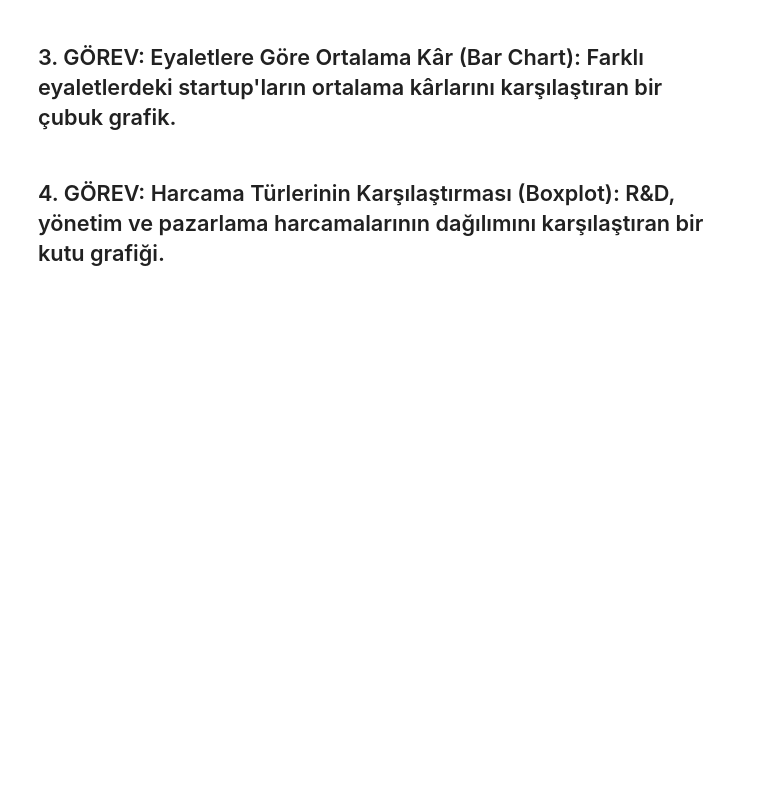
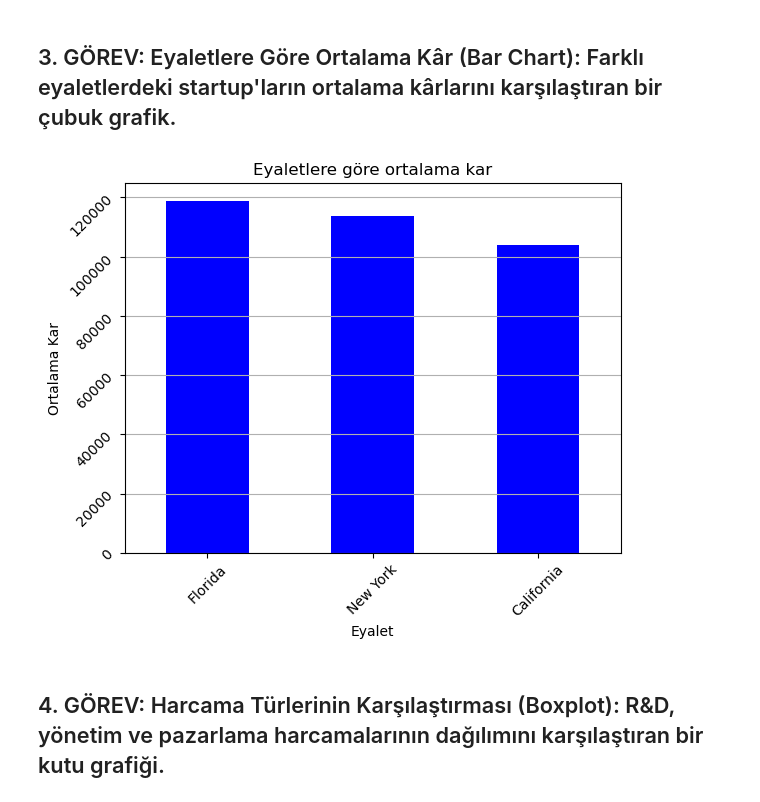
Before and after one commit to zeyneptekkk/Bootcamp_Techcareer_VeriBilmi, a Jupyter notebook: Data Science Ödev dosyası 1/Ödev 2/Veri_Görsellestirme_odevi.ipynb, the cells around one changed output. Drawn from its saved outputs; the diff is of its cells as text; code cells hidden in the pictures; blank space fills up the shorter version.

```diff
--- a/Data Science Ödev dosyası 1/Ödev 2/Veri_Görsellestirme_odevi.ipynb
+++ b/Data Science Ödev dosyası 1/Ödev 2/Veri_Görsellestirme_odevi.ipynb
@@ -35,6 +55,18 @@ Bu veri seti, startup'ların çeşitli harcama kalemleri ile kârlılıkları ar
 ## 3. GÖREV: Eyaletlere Göre Ortalama Kâr (Bar Chart): Farklı eyaletlerdeki startup'ların ortalama kârlarını karşılaştıran bir çubuk grafik.
 # %%
 # Kodu buraya yazınız
+
+ortalama_kar=data.groupby("State")["Profit"].mean().sort_values(ascending=False)
+ortalama_kar.plot(kind='bar',color='blue')
+plt.title("Eyaletlere göre ortalama kar")
+plt.xlabel("Eyalet")
+plt.ylabel("Ortalama Kar")
+plt.grid(axis='y')
+plt.xticks(rotation=45)
+plt.yticks(rotation=45)
+plt.show()
+# %% [output]
+[figure, added]
 # %% [markdown]
 ## 4. GÖREV: Harcama Türlerinin Karşılaştırması (Boxplot): R&D, yönetim ve pazarlama harcamalarının dağılımını karşılaştıran bir kutu grafiği.
 # %%
```
Also changed, not shown: parts of 3 cells of this notebook.
